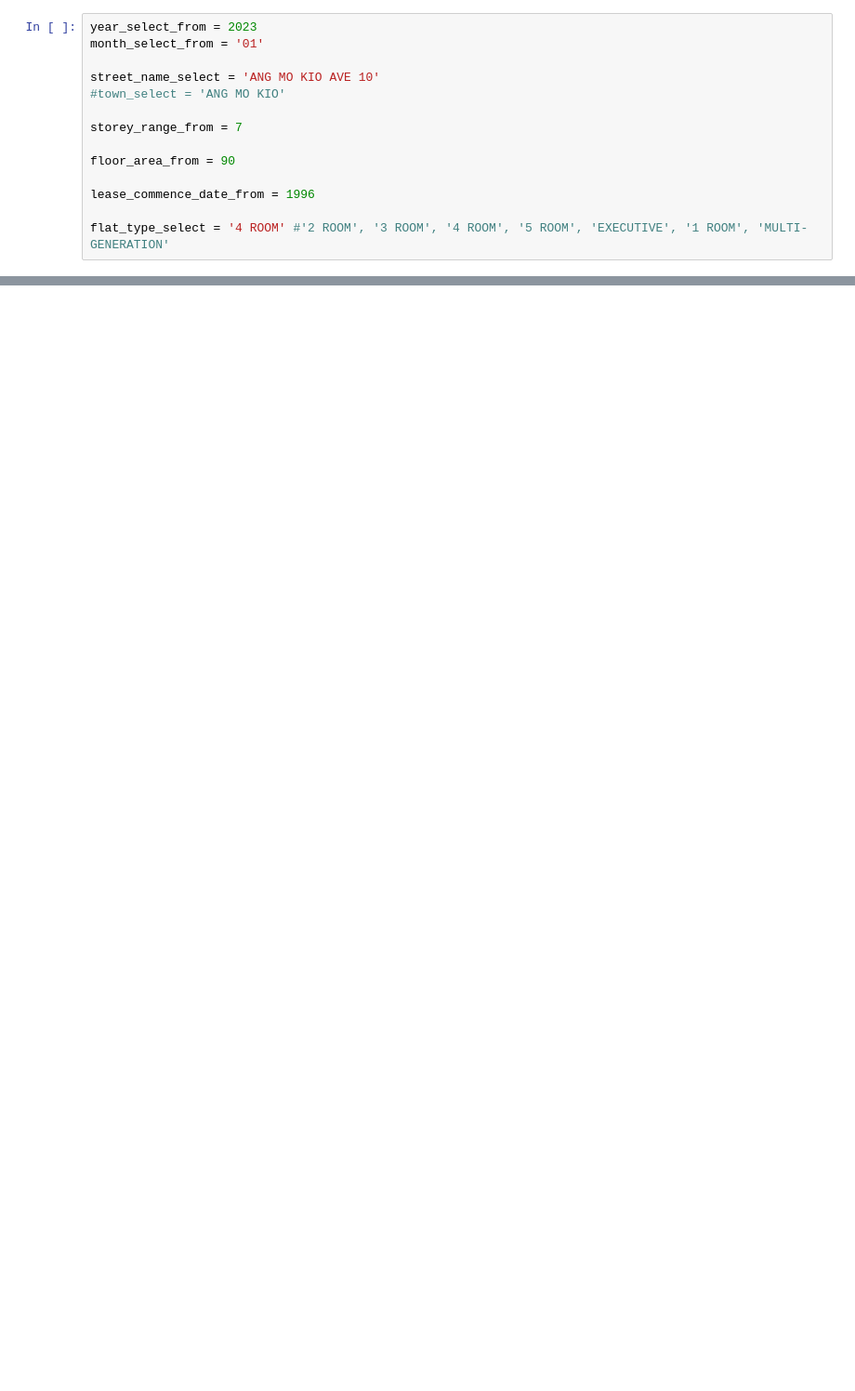
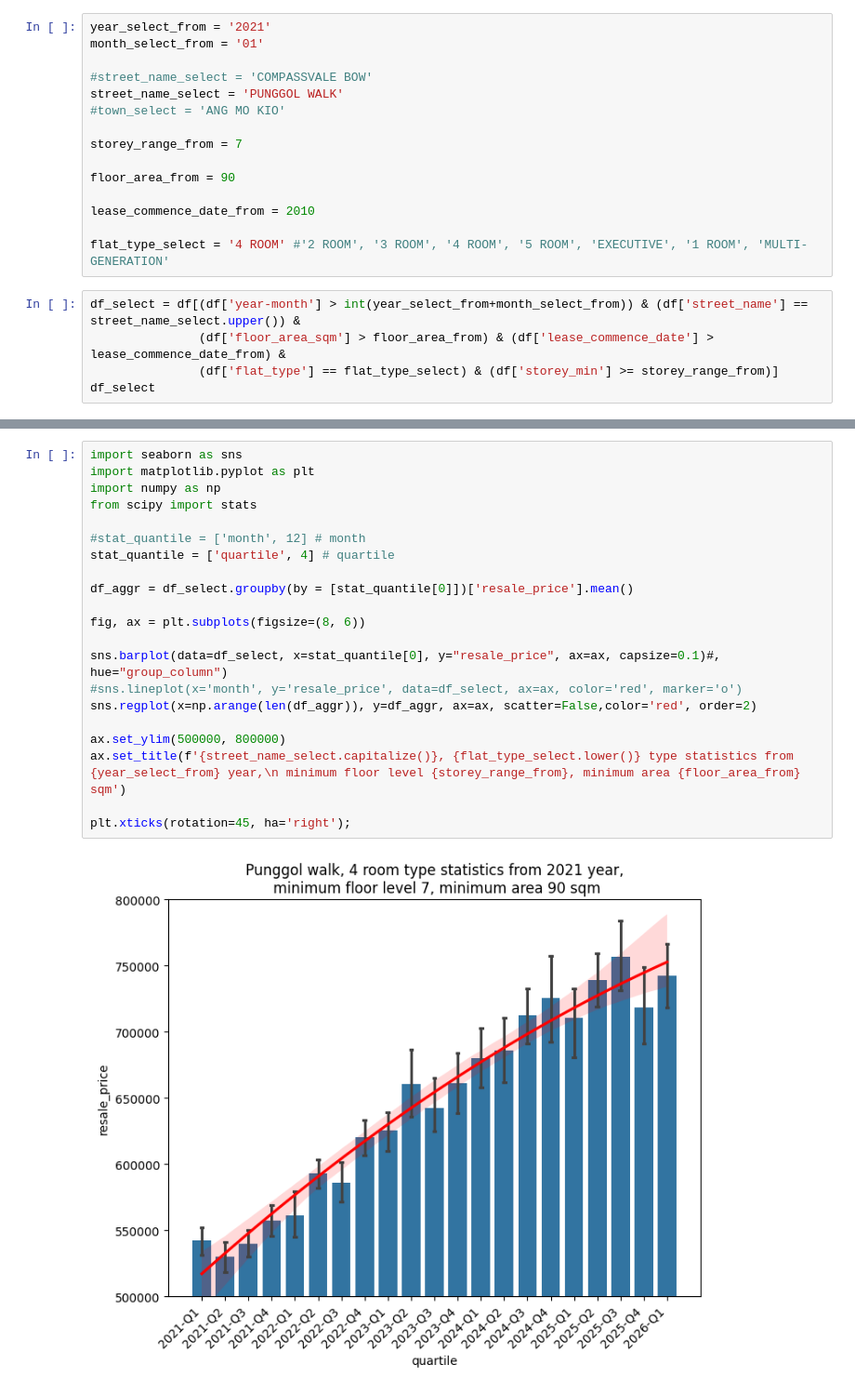
Before and after one commit to AlexMtrskn/property_stats, a Jupyter notebook: property.ipynb, the cells around one changed output, grey strips where cells are left out. Shown at 93% size. Saved outputs shown, nothing was run; the diff lists cells and outputs as text; blank space fills up the shorter version.

```diff
--- a/property.ipynb
+++ b/property.ipynb
@@ -33,14 +56,20 @@ Length: 7, dtype: str
 # %%
-year_select_from = 2023
+year_select_from = '2021'
 month_select_from = '01'
 
-street_name_select = 'ANG MO KIO AVE 10'
+#street_name_select = 'COMPASSVALE BOW'
+street_name_select = 'PUNGGOL WALK'
 #town_select = 'ANG MO KIO'
 
 storey_range_from = 7
 
 floor_area_from = 90
 
-lease_commence_date_from = 1996
+lease_commence_date_from = 2010
 
 flat_type_select = '4 ROOM' #'2 ROOM', '3 ROOM', '4 ROOM', '5 ROOM', 'EXECUTIVE', '1 ROOM', 'MULTI-GENERATION'
+# %%
+df_select = df[(df['year-month'] > int(year_select_from+month_select_from)) & (df['street_name'] == street_name_select.upper()) &
+               (df['floor_area_sqm'] > floor_area_from) & (df['lease_commence_date'] > lease_commence_date_from) &
+               (df['flat_type'] == flat_type_select) & (df['storey_min'] >= storey_range_from)]
+df_select
@@ -46,0 +90,23 @@ flat_type_select = '4 ROOM' #'2 ROOM', '3 ROOM', '4 ROOM', '5 ROOM', 'EXECUTIVE'
+# %%
+import seaborn as sns
+import matplotlib.pyplot as plt
+import numpy as np
+from scipy import stats
+
+#stat_quantile = ['month', 12] # month
+stat_quantile = ['quartile', 4] # quartile
+
+df_aggr = df_select.groupby(by = [stat_quantile[0]])['resale_price'].mean()
+
+fig, ax = plt.subplots(figsize=(8, 6))
+
+sns.barplot(data=df_select, x=stat_quantile[0], y="resale_price", ax=ax, capsize=0.1)#, hue="group_column")
+#sns.lineplot(x='month', y='resale_price', data=df_select, ax=ax, color='red', marker='o')
+sns.regplot(x=np.arange(len(df_aggr)), y=df_aggr, ax=ax, scatter=False,color='red', order=2)
+
+ax.set_ylim(500000, 800000)
+ax.set_title(f'{street_name_select.capitalize()}, {flat_type_select.lower()} type statistics from {year_select_from} year,\n minimum floor level {storey_range_from}, minimum area {floor_area_from} sqm')
+
+plt.xticks(rotation=45, ha='right');
+# %% [output]
+[figure, added]
```
Also changed, not shown: parts of 6 cells of this notebook.
